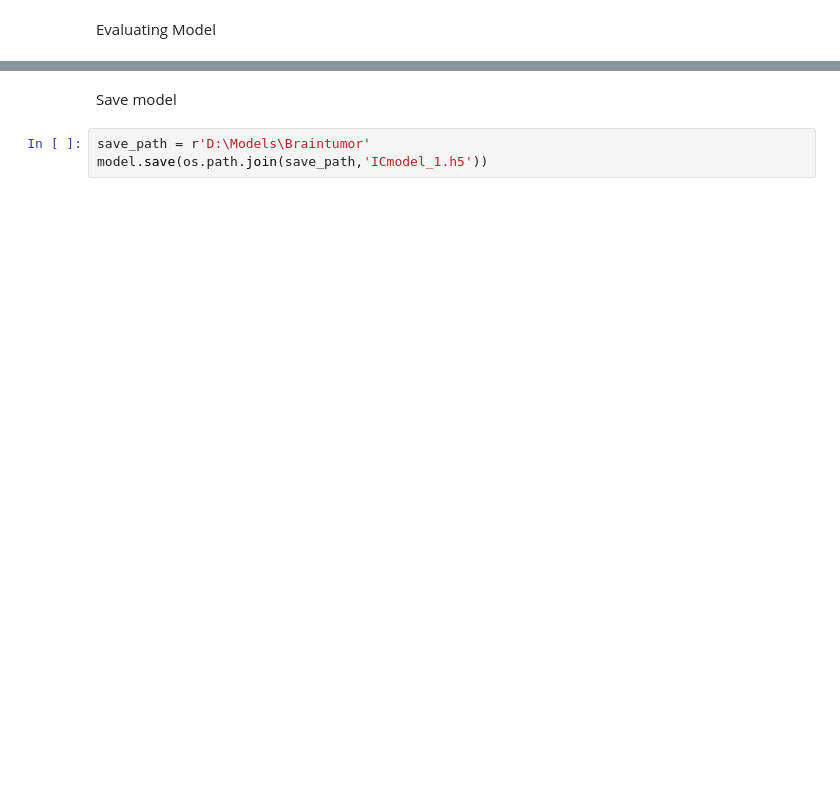
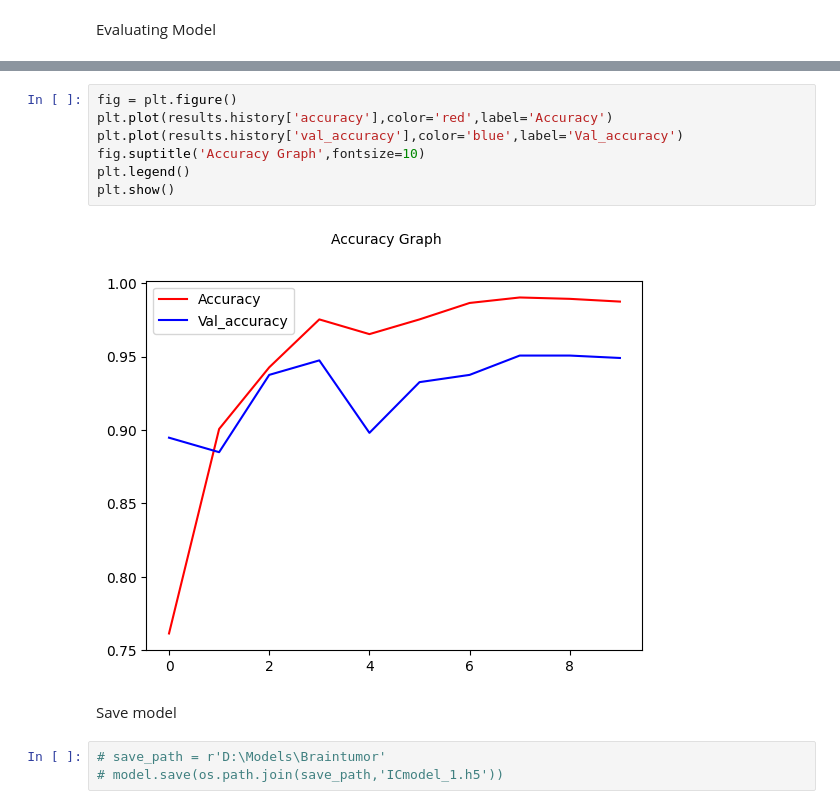
Before and after one commit to siddharth6758/BrainTumorImageClassification, a Jupyter notebook: Detection-trial.ipynb, the cells around one changed output, grey strips where cells are left out. Cells and saved outputs as stored; diff of their text form; blank space fills up the shorter version.

```diff
--- a/Detection-trial.ipynb
+++ b/Detection-trial.ipynb
@@ -166,8 +167,17 @@ plt.show()
+# %%
+fig = plt.figure()
+plt.plot(results.history['accuracy'],color='red',label='Accuracy')
+plt.plot(results.history['val_accuracy'],color='blue',label='Val_accuracy')
+fig.suptitle('Accuracy Graph',fontsize=10)
+plt.legend()
+plt.show()
+# %% [output]
+[figure, added]
 # %% [markdown]
 Save model
 # %%
-save_path = r'D:\Models\Braintumor'
-model.save(os.path.join(save_path,'ICmodel_1.h5'))
+# save_path = r'D:\Models\Braintumor'
+# model.save(os.path.join(save_path,'ICmodel_1.h5'))
 # %%
 test_fol = r'D:\BrainTumorDetector\Testing'
 test_dirs = ['glioma','meningioma','notumor','pituitary']
```
Also changed, not shown: parts of 7 cells of this notebook.
